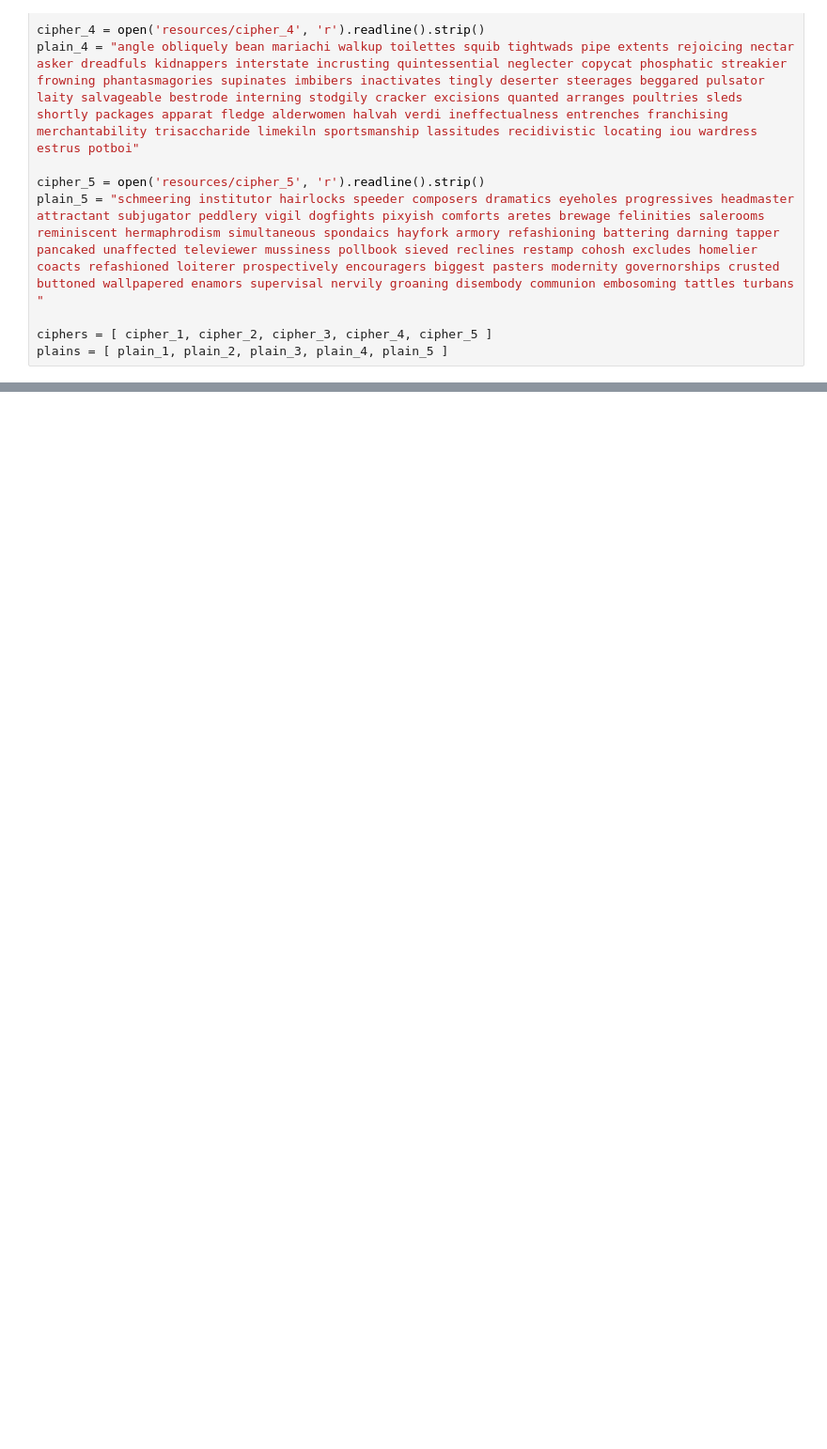
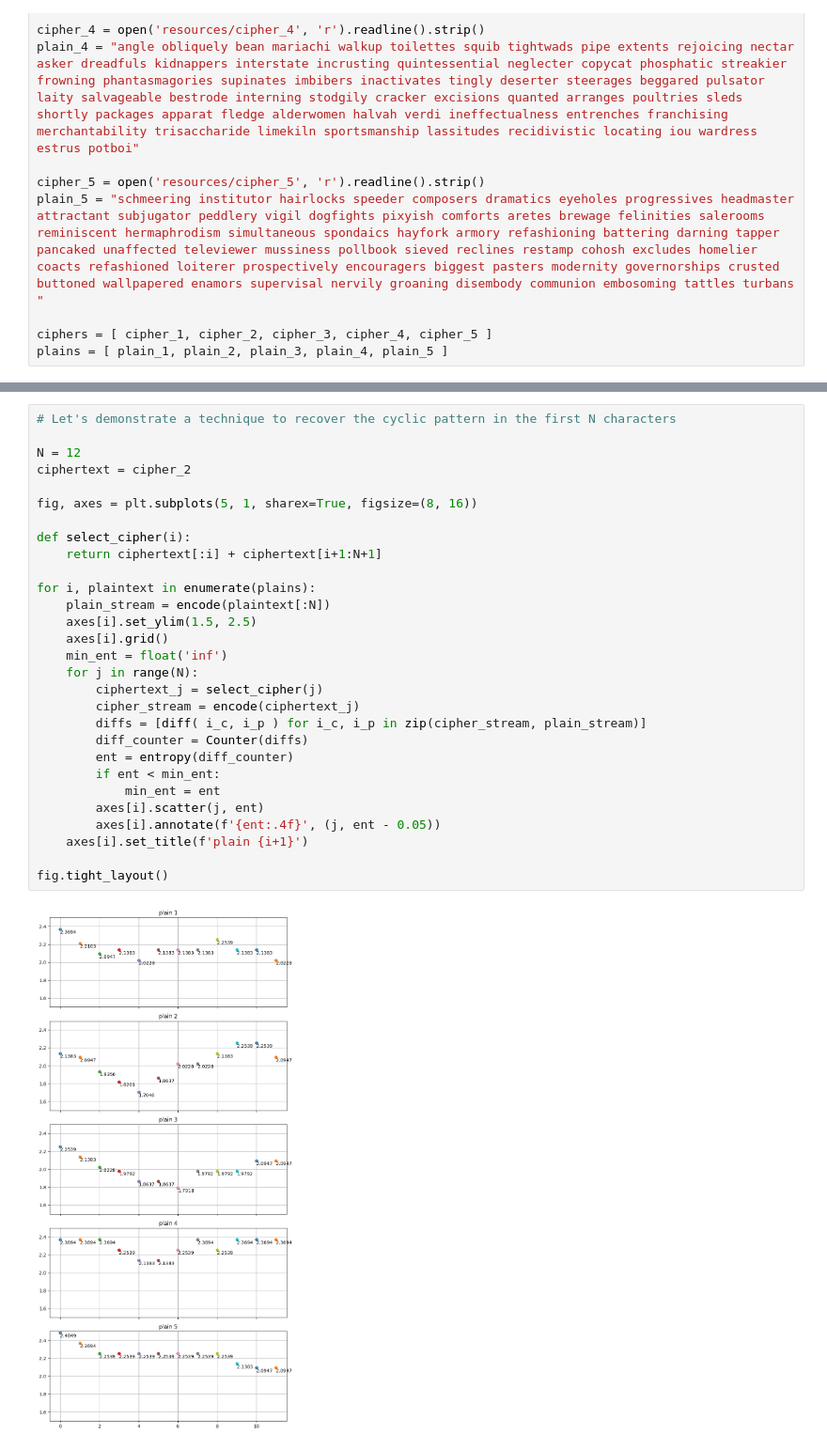
Before and after one commit to EdenWuyifan/Fall-2023-CS-GY6903-CS-UY4783-Project-1, a Jupyter notebook: entropy_analysis.ipynb, the cells around one changed output, grey strips where cells are left out. Shown: that part at 94% size. Cells and saved outputs as stored; diff of their text form; blank space fills up the shorter version.

```diff
--- a/entropy_analysis.ipynb
+++ b/entropy_analysis.ipynb
@@ -95,0 +171,31 @@ fig.tight_layout()
+# %%
+# Let's demonstrate a technique to recover the cyclic pattern in the first N characters
+
+N = 12
+ciphertext = cipher_2
+
+fig, axes = plt.subplots(5, 1, sharex=True, figsize=(8, 16))
+
+def select_cipher(i):
+    return ciphertext[:i] + ciphertext[i+1:N+1]
+
+for i, plaintext in enumerate(plains):
+    plain_stream = encode(plaintext[:N])
+    axes[i].set_ylim(1.5, 2.5)
+    axes[i].grid()
+    min_ent = float('inf')
+    for j in range(N):
+        ciphertext_j = select_cipher(j)
+        cipher_stream = encode(ciphertext_j)
+        diffs = [diff( i_c, i_p ) for i_c, i_p in zip(cipher_stream, plain_stream)]
+        diff_counter = Counter(diffs)
+        ent = entropy(diff_counter)
+        if ent < min_ent:
+            min_ent = ent
+        axes[i].scatter(j, ent)
+        axes[i].annotate(f'{ent:.4f}', (j, ent - 0.05))
+    axes[i].set_title(f'plain {i+1}')
+
+fig.tight_layout()
+# %% [output]
+[figure, added]
```
Also changed, not shown: parts of 12 cells of this notebook.
